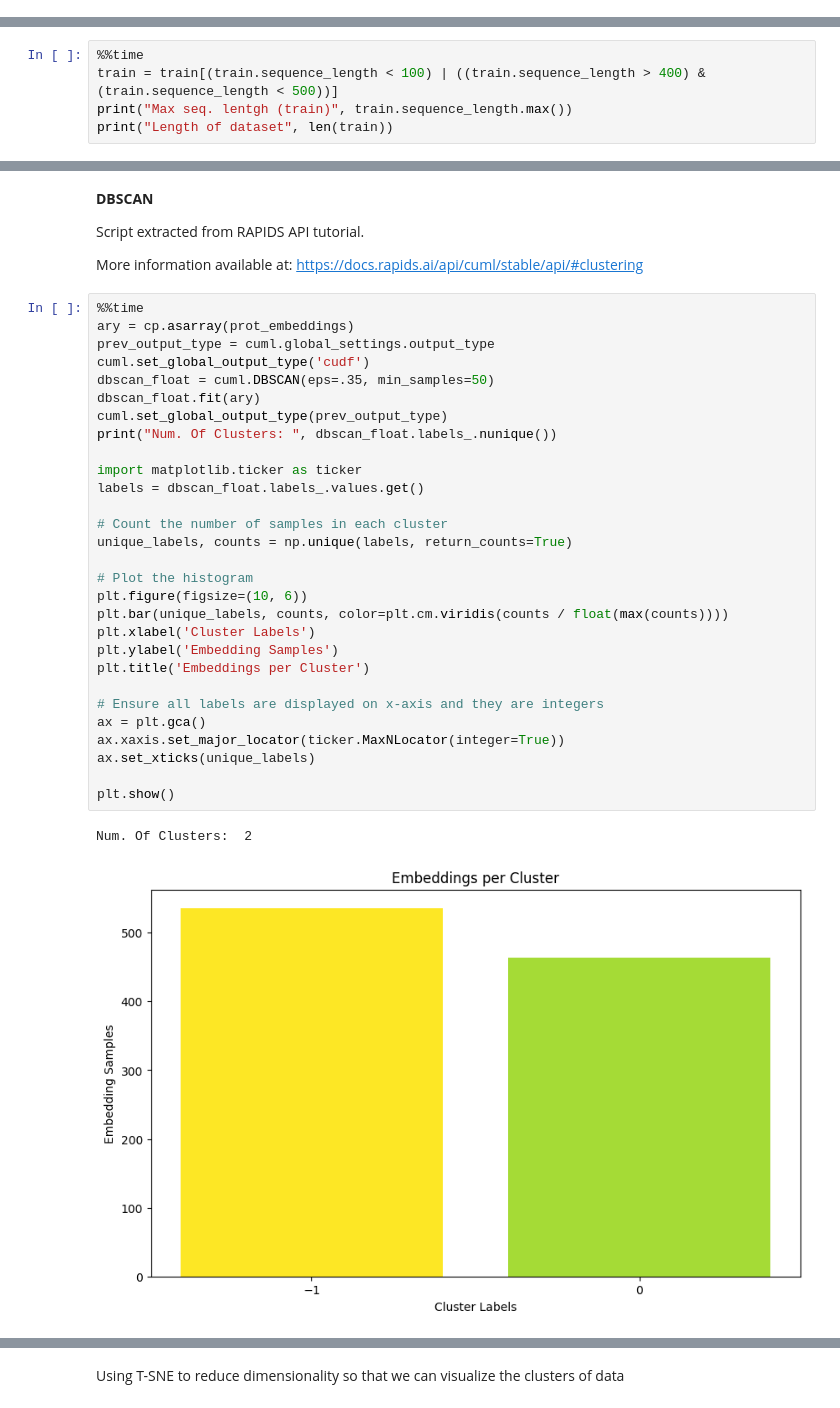
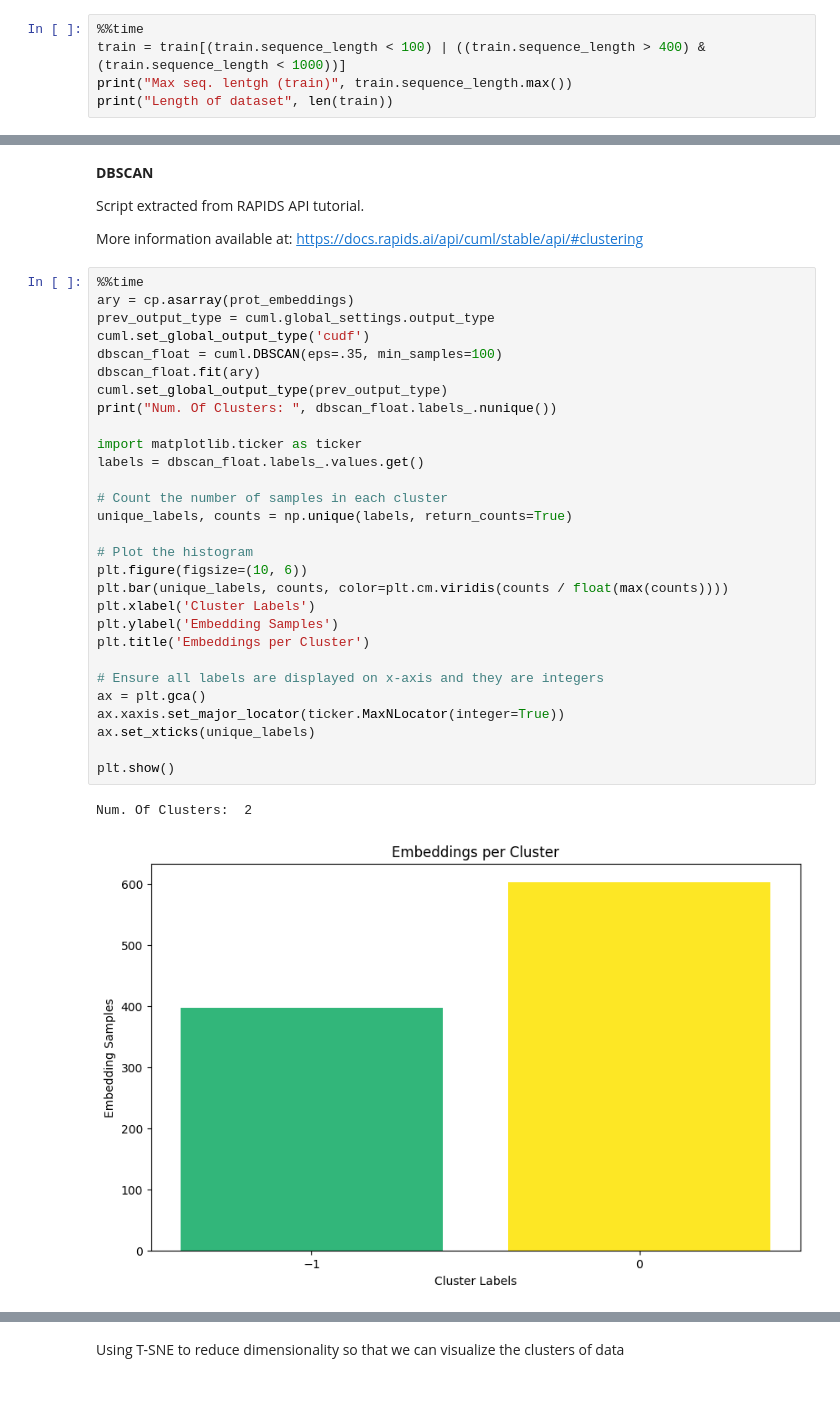
Before and after one commit to ynashed/bionemo-fw-ea, a Jupyter notebook: docs/bionemo/notebooks/protein-esm2nv-clustering.ipynb, the cells around one changed output, grey strips where cells are left out. Drawn from its saved outputs; the diff is of its cells as text.

```diff
--- a/docs/bionemo/notebooks/protein-esm2nv-clustering.ipynb
+++ b/docs/bionemo/notebooks/protein-esm2nv-clustering.ipynb
@@ -214,0 +301,5 @@ Let's have a look on the train dataset
+# %%
+%%time
+train = train[(train.sequence_length < 100) | ((train.sequence_length > 400) &  (train.sequence_length < 1000))]
+print("Max seq. lentgh (train)", train.sequence_length.max())
+print("Length of dataset", len(train))
@@ -297,5 +367,0 @@ In this example, we will use two groups of proteins:
-# %%
-%%time
-train = train[(train.sequence_length < 100) | ((train.sequence_length > 400) &  (train.sequence_length < 500))]
-print("Max seq. lentgh (train)", train.sequence_length.max())
-print("Length of dataset", len(train))
@@ -402,32 +415,32 @@ More information available at: https://docs.rapids.ai/api/cuml/stable/api/#clust
 # %%
 %%time
 ary = cp.asarray(prot_embeddings)
 prev_output_type = cuml.global_settings.output_type
 cuml.set_global_output_type('cudf')
-dbscan_float = cuml.DBSCAN(eps=.35, min_samples=50)
+dbscan_float = cuml.DBSCAN(eps=.35, min_samples=100)
 dbscan_float.fit(ary)
 cuml.set_global_output_type(prev_output_type)
 print("Num. Of Clusters: ", dbscan_float.labels_.nunique())
 
 import matplotlib.ticker as ticker
 labels = dbscan_float.labels_.values.get()
 
 # Count the number of samples in each cluster
 unique_labels, counts = np.unique(labels, return_counts=True)
 
 # Plot the histogram
 plt.figure(figsize=(10, 6))
 plt.bar(unique_labels, counts, color=plt.cm.viridis(counts / float(max(counts))))
 plt.xlabel('Cluster Labels')
 plt.ylabel('Embedding Samples')
 plt.title('Embeddings per Cluster')
 
 # Ensure all labels are displayed on x-axis and they are integers
 ax = plt.gca()
 ax.xaxis.set_major_locator(ticker.MaxNLocator(integer=True))
 ax.set_xticks(unique_labels)
 
 plt.show()
 # %% [output]
 Num. Of Clusters:  2
-[figure, old version]
+[figure, new version]
```
Also changed, not shown: parts of 17 cells of this notebook.
